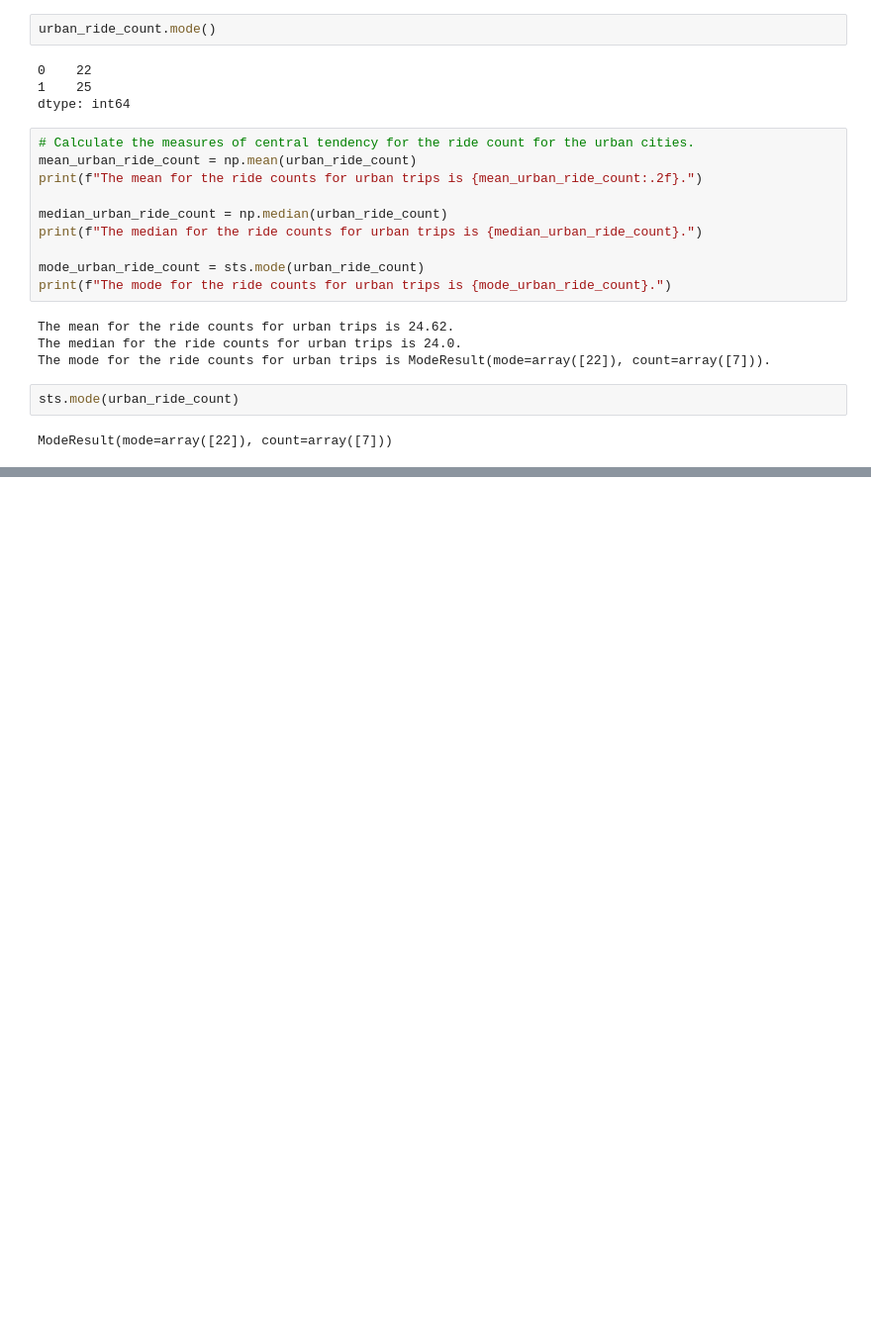
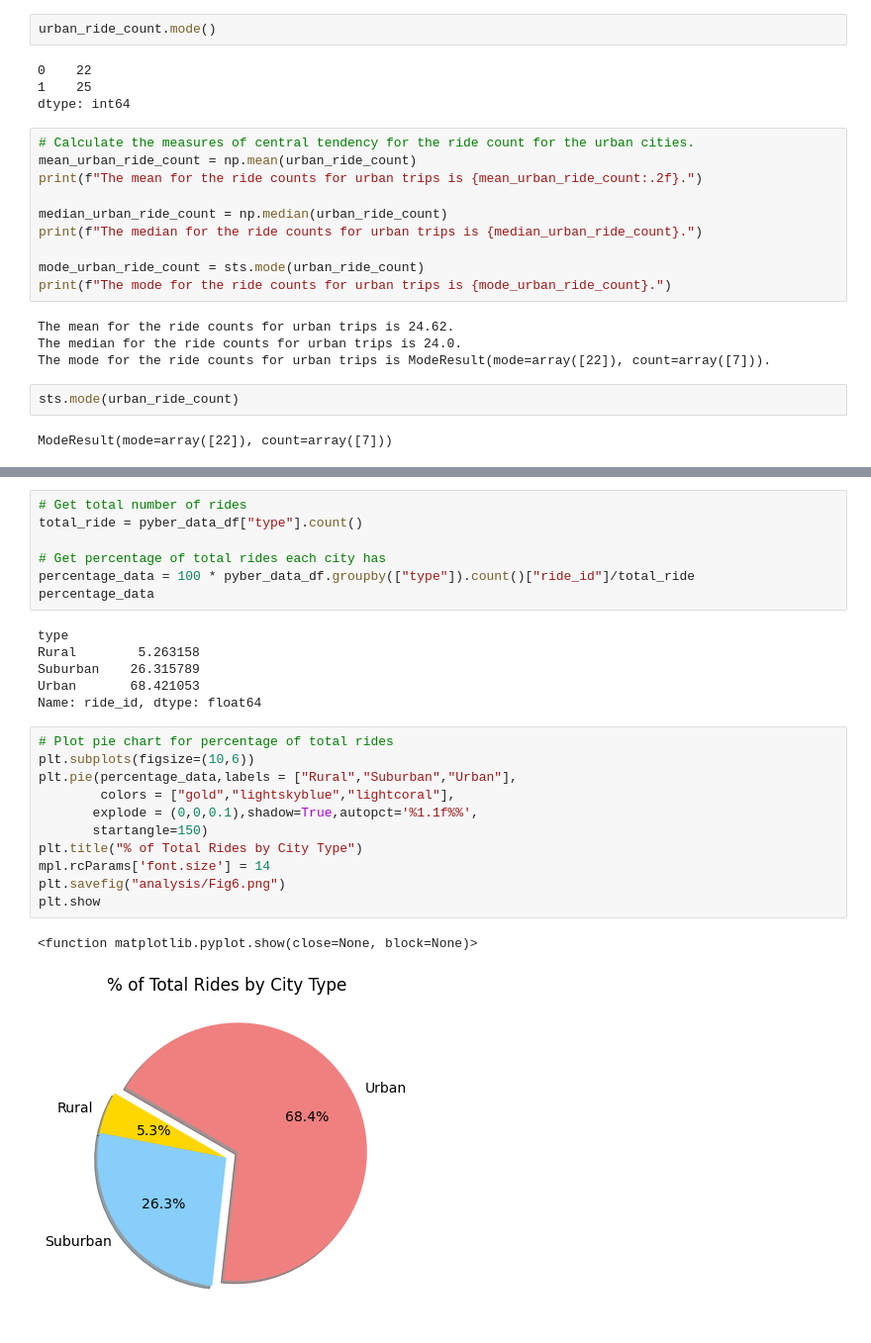
Before and after one commit to khanhh98/PyBer_Analysis, a Jupyter notebook: PyBer.ipynb, the cells around one changed output, grey strips where cells are left out. Shown at 99% size. Drawn from its saved outputs; the diff is of its cells as text; blank space fills up the shorter version.

```diff
--- a/PyBer.ipynb
+++ b/PyBer.ipynb
@@ -404,0 +404,27 @@ Text(0.5, 1.0, '% of Total Fares by City')
+# %%
+# Get total number of rides
+total_ride = pyber_data_df["type"].count()
+
+# Get percentage of total rides each city has
+percentage_data = 100 * pyber_data_df.groupby(["type"]).count()["ride_id"]/total_ride
+percentage_data
+# %% [output]
+type
+Rural        5.263158
+Suburban    26.315789
+Urban       68.421053
+Name: ride_id, dtype: float64
+# %%
+# Plot pie chart for percentage of total rides
+plt.subplots(figsize=(10,6))
+plt.pie(percentage_data,labels = ["Rural","Suburban","Urban"],
+        colors = ["gold","lightskyblue","lightcoral"],
+       explode = (0,0,0.1),shadow=True,autopct='%1.1f%%',
+       startangle=150)
+plt.title("% of Total Rides by City Type")
+mpl.rcParams['font.size'] = 14
+plt.savefig("analysis/Fig6.png")
+plt.show
+# %% [output]
+<function matplotlib.pyplot.show(close=None, block=None)>
+[figure, added]
```
Also changed, not shown: parts of 34 cells of this notebook, 2 other files.
